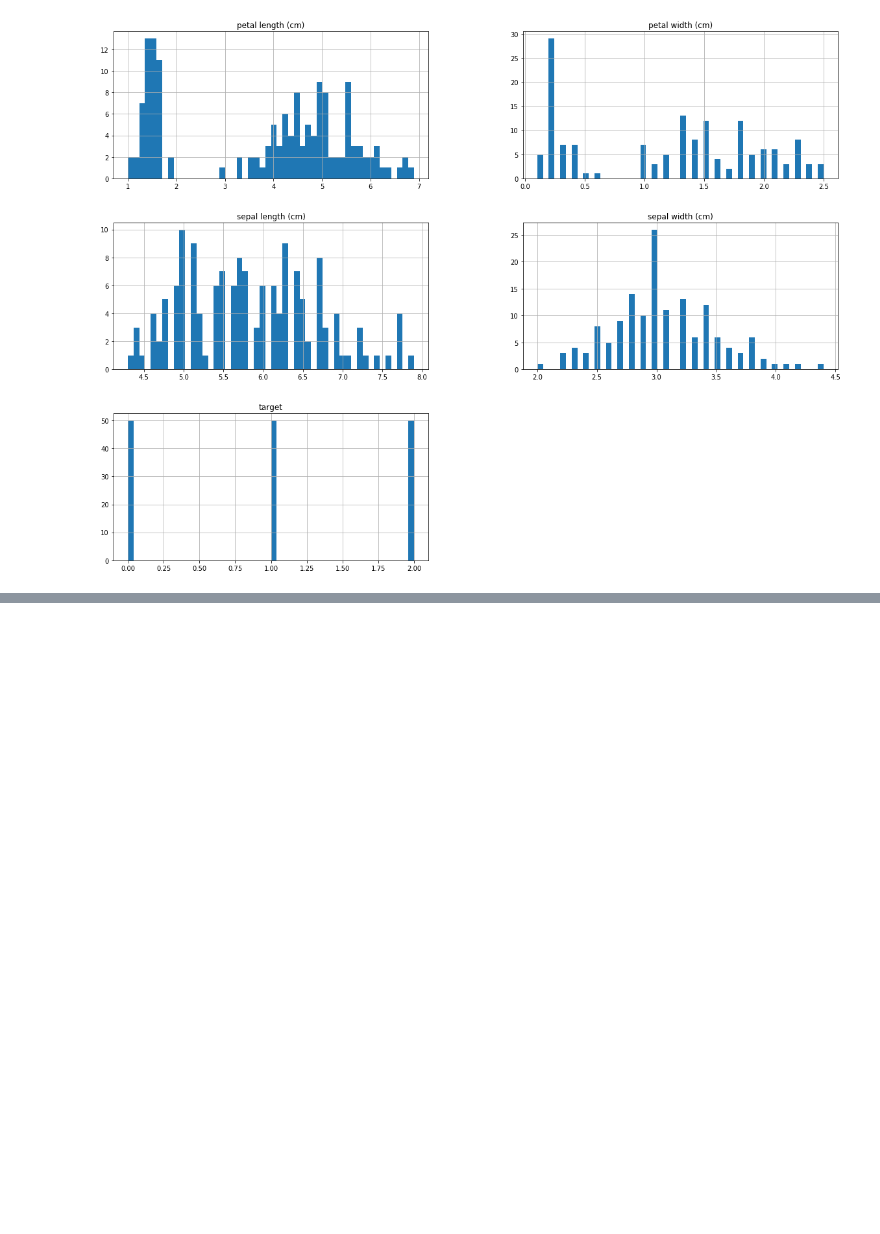
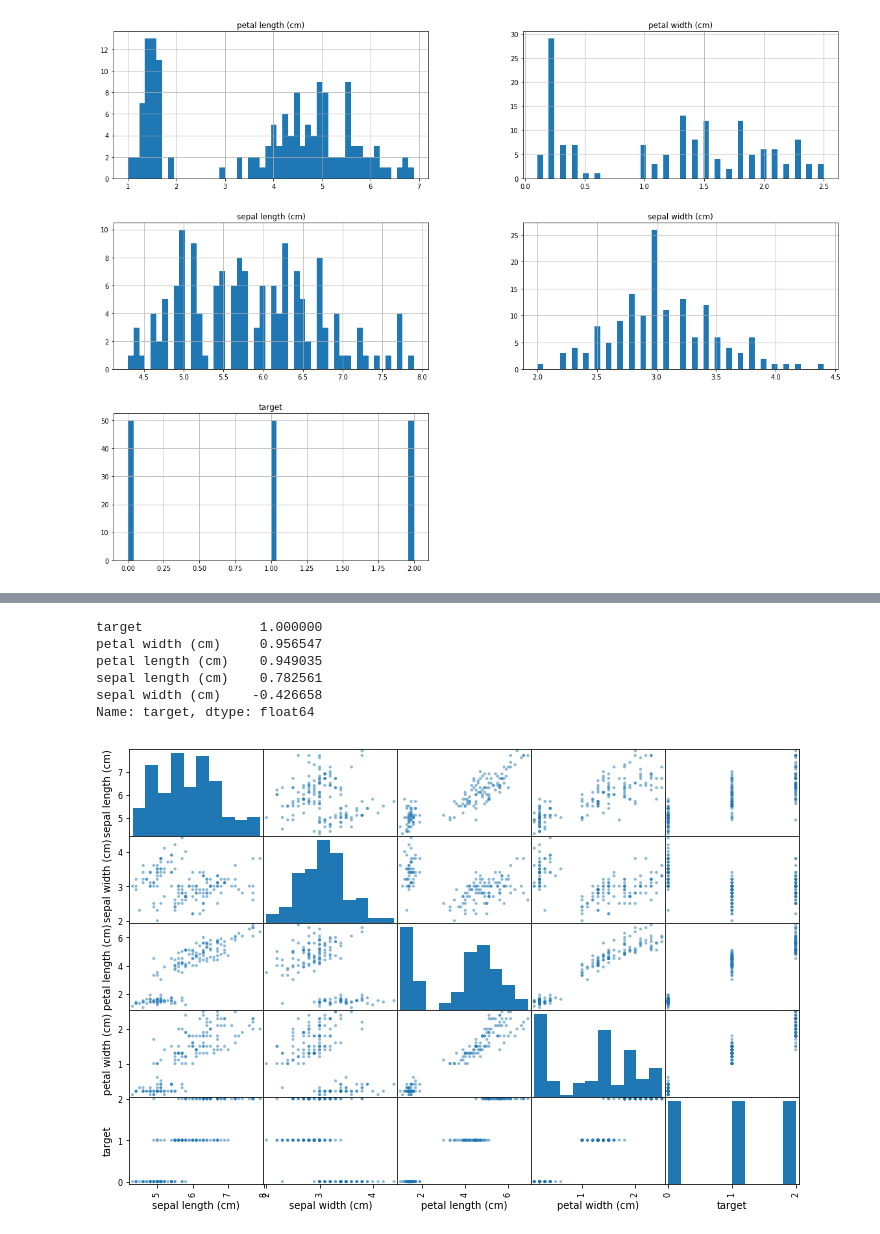
Before and after one commit to Chunngai/handson-ml, a Jupyter notebook: practice/sklearn datasets/iris/iris.ipynb, the cells around one changed output, grey strips where cells are left out. Cells and saved outputs as stored; diff of their text form; code cells hidden in the pictures; blank space fills up the shorter version.

```diff
--- a/practice/sklearn datasets/iris/iris.ipynb
+++ b/practice/sklearn datasets/iris/iris.ipynb
@@ -92,0 +104,19 @@ iris_explore = iris.copy()
+# %%
+# sort
+corr_matrix["target"].sort_values(ascending=False)
+# %% [output]
+target               1.000000
+petal width (cm)     0.956547
+petal length (cm)    0.949035
+sepal length (cm)    0.782561
+sepal width (cm)    -0.426658
+Name: target, dtype: float64
+# %%
+# plot attrs with high corr
+from pandas.plotting import scatter_matrix
+
+attrs_list = iris_.feature_names + ["target"]
+scatter_matrix(iris_explore[attrs_list], figsize=(12, 8))
+plt.show()
+# %% [output]
+[figure, added]
```
Also changed, not shown: parts of 11 cells of this notebook, 1 other file.
